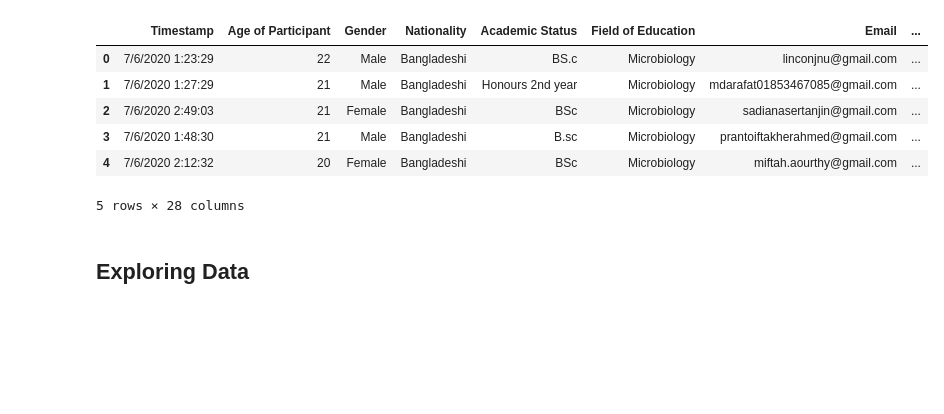
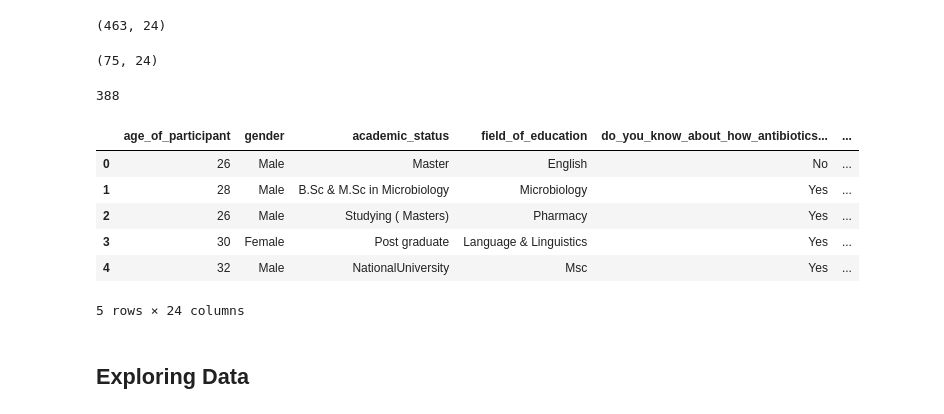
Before and after one commit to chiralbd/Antibiotics-Registance, a Jupyter notebook: code/Analyzing Questionnaire.ipynb, the cells around one changed output. Drawn from its saved outputs; the diff is of its cells as text; code cells hidden in the pictures; blank space fills up the shorter version.

```diff
--- a/code/Analyzing Questionnaire.ipynb
+++ b/code/Analyzing Questionnaire.ipynb
@@ -6,2 +11,5 @@ import seaborn as sns
 # %%
-df = pd.read_csv('../data/cleaned_data.csv')
+df = pd.read_csv('../data/antibiotic_resistance_cleaned_data.csv')
+print(df.shape)
+# %% [output]
+(463, 24)
@@ -8,13 +20,23 @@ df = pd.read_csv('../data/cleaned_data.csv')
+# %%
+gradstd_df = pd.read_csv('../data/gradstd.csv')
+print(gradstd_df.shape)
+# %% [output]
+(75, 24)
+# %%
+# discarded observations
+df.shape[0] - gradstd_df.shape[0]
+# %% [output]
+388
 # %%
-df.head()
+gradstd_df.head()
 # %% [output]
-|  | Timestamp | Age of Participant | Gender | Nationality | Academic Status | Field of Education | Email | ... |
-| 0 | 7/6/2020 1:23:29 | 22 | Male | Bangladeshi | BS.c | Microbiology | linconjnu@gmail.com | ... |
-| 1 | 7/6/2020 1:27:29 | 21 | Male | Bangladeshi | Honours 2nd year | Microbiology | mdarafat01853467085@gmail.com | ... |
-| 2 | 7/6/2020 2:49:03 | 21 | Female | Bangladeshi | BSc | Microbiology | sadianasertanjin@gmail.com | ... |
-| 3 | 7/6/2020 1:48:30 | 21 | Male | Bangladeshi | B.sc | Microbiology | prantoiftakherahmed@gmail.com | ... |
-| 4 | 7/6/2020 2:12:32 | 20 | Female | Bangladeshi | BSc | Microbiology | miftah.aourthy@gmail.com | ... |
+|  | age_of_participant | gender | academic_status | field_of_education | do_you_know_about_how_antibiotics... | ... |
+| 0 | 26 | Male | Master | English | No | ... |
+| 1 | 28 | Male | B.Sc & M.Sc in Microbiology | Microbiology | Yes | ... |
+| 2 | 26 | Male | Studying ( Masters) | Pharmacy | Yes | ... |
+| 3 | 30 | Female | Post graduate | Language & Linguistics | Yes | ... |
+| 4 | 32 | Male | NationalUniversity | Msc | Yes | ... |
-5 rows × 28 columns
+5 rows × 24 columns
 # %% [markdown]
 ## Exploring Data
 # %%
```
Also changed, not shown: parts of 110 cells of this notebook, 12 other files.
